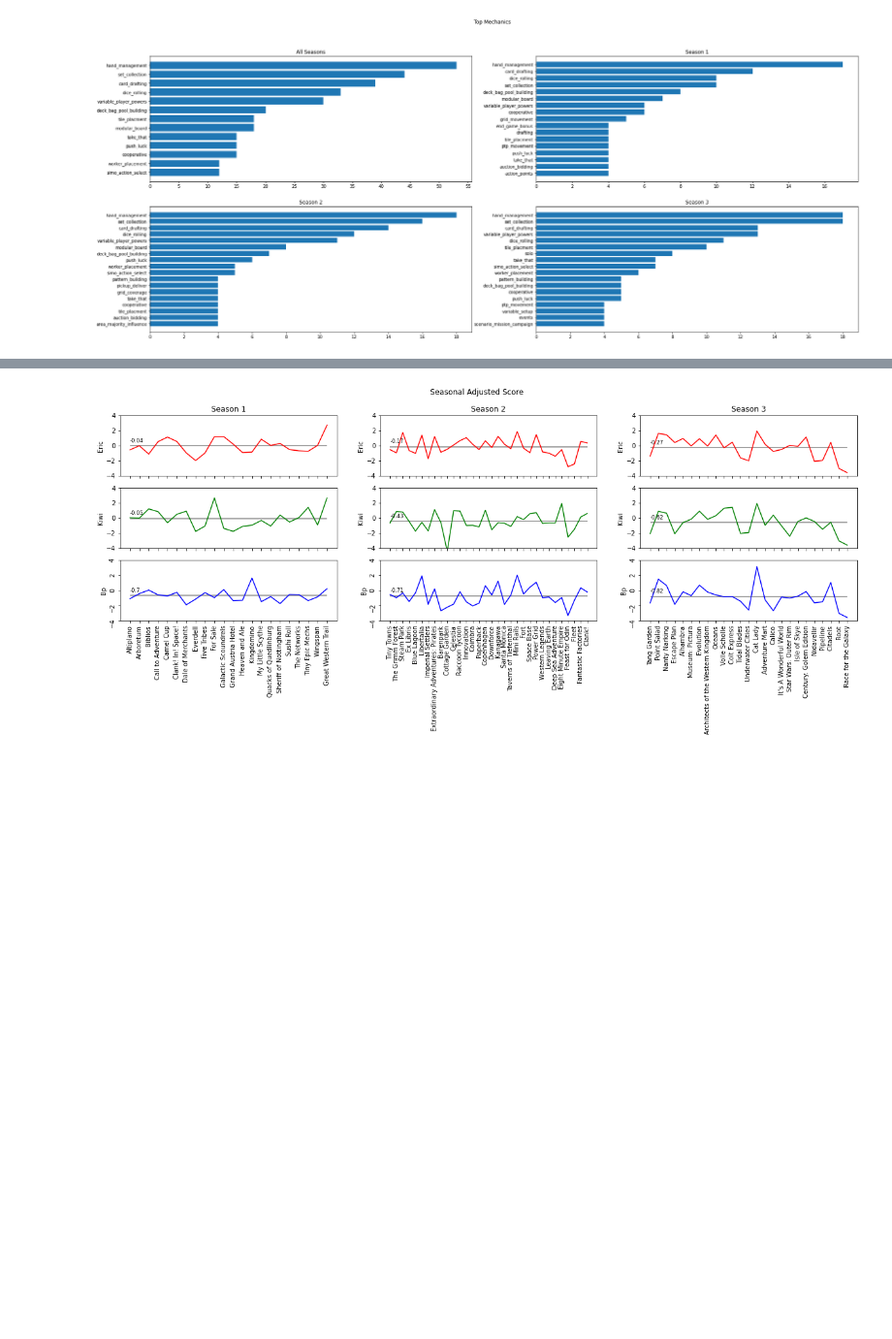
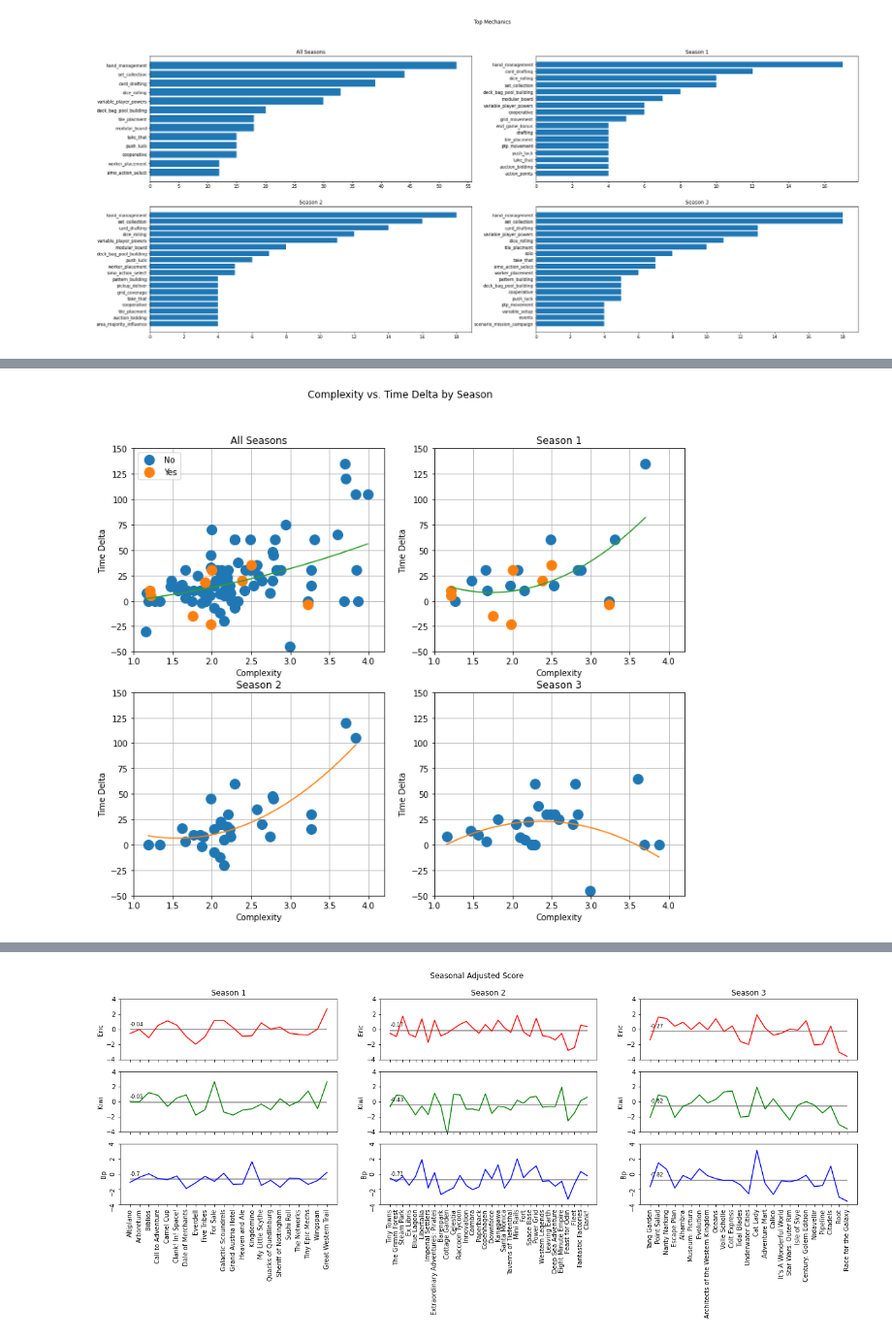
Before and after one commit to PNJaenichen/PNJaenichen.github.io, a Jupyter notebook: projects/firstTurnData/FTDataAnalysis.ipynb, the cells around one changed output, grey strips where cells are left out. Shown at 97% size. Cells and saved outputs as stored; diff of their text form; code cells hidden in the pictures; blank space fills up the shorter version.

```diff
--- a/projects/firstTurnData/FTDataAnalysis.ipynb
+++ b/projects/firstTurnData/FTDataAnalysis.ipynb
@@ -155,0 +156,34 @@ plt.show()
+# %%
+def build_delta_complexity(fig, pos, season='all'):
+  complex_plot = fig.add_subplot(pos)
+  if season == 'all':
+    all_data = user_data[(user_data['all_played'] == 'yes') & (user_data['time_delta'].notnull())]
+    pfit = np.polynomial.polynomial.Polynomial.fit(all_data['complexity'], all_data['time_delta'], 2)
+    groups = all_data.groupby('live')
+    for name, group in groups:
+      complex_plot.plot(group['complexity'], group['time_delta'], marker='o', linestyle='', markersize=12, label=name)
+    complex_plot.plot(*pfit.linspace())
+    complex_plot.legend()
+    complex_plot.set_title('All Seasons')
+  else:
+    season_data = user_data[(user_data['season'] == season) & (user_data['all_played'] == 'yes') & (user_data['min_normal'].notnull())]
+    pfit = np.polynomial.polynomial.Polynomial.fit(season_data['complexity'], season_data['time_delta'], 2)
+    groups = season_data.groupby('live')
+    for name, group in groups:
+      complex_plot.plot(group['complexity'], group['time_delta'], marker='o', linestyle='', markersize=12, label=name)
+    complex_plot.plot(*pfit.linspace())
+    complex_plot.set_title(f'Season {season}')
+  complex_plot.set_ylabel('Time Delta')
+  complex_plot.set_xlabel('Complexity')
+  complex_plot.set_ylim(-50,150)
+  complex_plot.set_xlim(1,4.2)
+  complex_plot.grid()
+
+delt_comp_figure = plt.figure(figsize=(12,10))
+delt_comp_figure.suptitle("Complexity vs. Time Delta by Season")
+build_delta_complexity(delt_comp_figure, 221)
+build_delta_complexity(delt_comp_figure, 222, 1)
+build_delta_complexity(delt_comp_figure, 223, 2)
+build_delta_complexity(delt_comp_figure, 224, 3)
+# %% [output]
+[figure, added]
```
Also changed, not shown: parts of 10 cells of this notebook.
